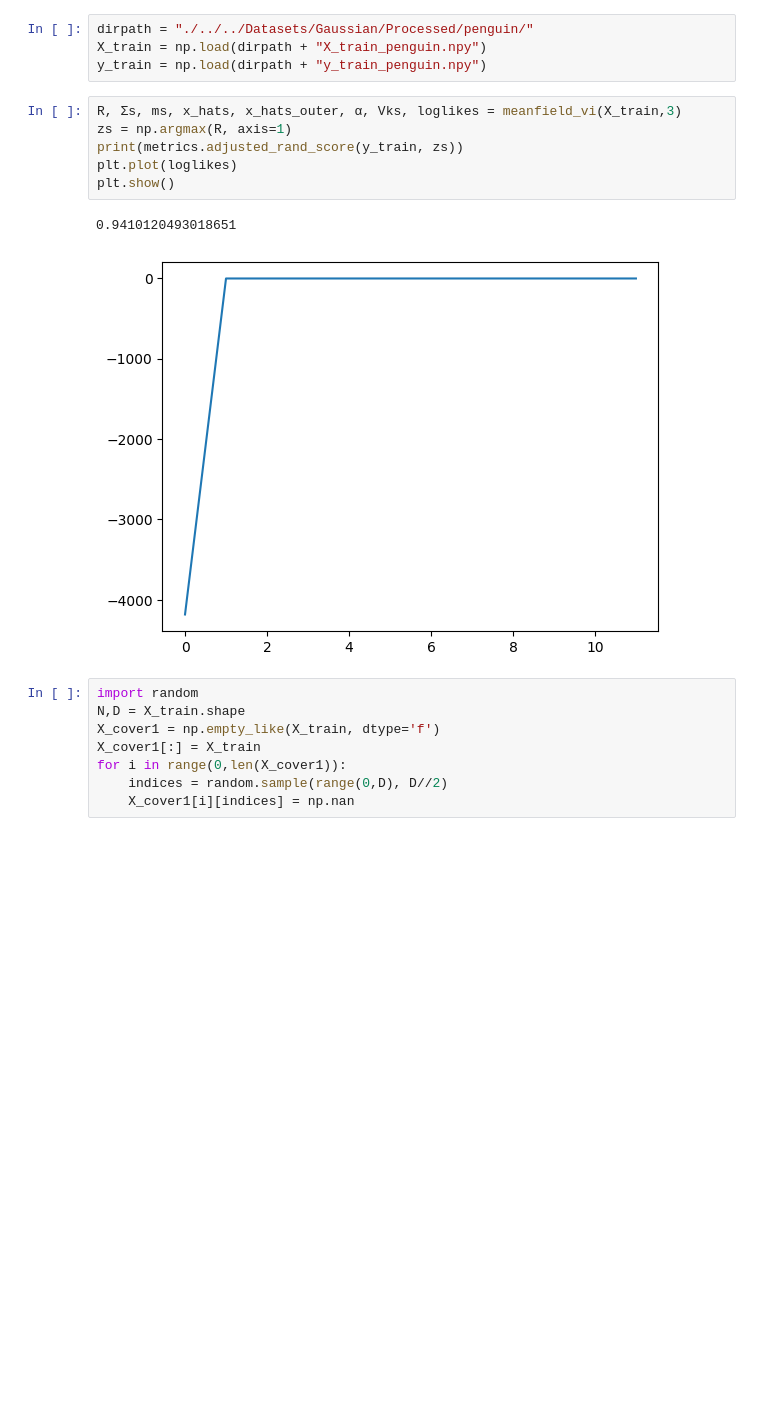
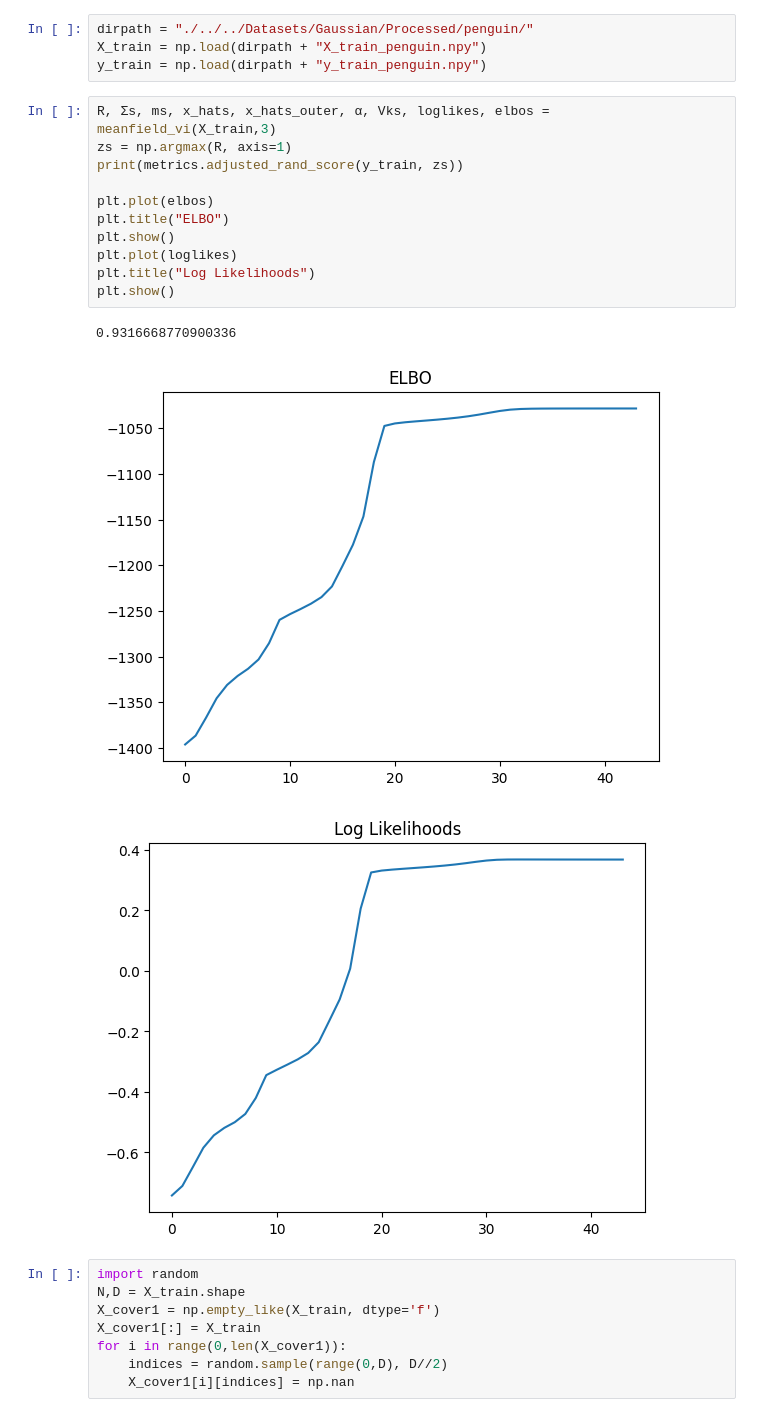
Before and after one commit to jimmyjz1127/bayesian-mixture-model-missing-data, a Jupyter notebook: Week8/GMMVI_Missing.ipynb, the cells around one changed output. Drawn from its saved outputs; the diff is of its cells as text; blank space fills up the shorter version.

```diff
--- a/Week8/GMMVI_Missing.ipynb
+++ b/Week8/GMMVI_Missing.ipynb
@@ -1066,15 +1026,21 @@ plt.show()
 dirpath = "./../../Datasets/Gaussian/Processed/penguin/"
 X_train = np.load(dirpath + "X_train_penguin.npy")
 y_train = np.load(dirpath + "y_train_penguin.npy")
-# %%
-R, Σs, ms, x_hats, x_hats_outer, α, Vks, loglikes = meanfield_vi(X_train,3)
-zs = np.argmax(R, axis=1)
-print(metrics.adjusted_rand_score(y_train, zs))
-plt.plot(loglikes)
-plt.show()
-# %% [output]
-0.9410120493018651
-[figure, removed]
+# %%
+R, Σs, ms, x_hats, x_hats_outer, α, Vks, loglikes, elbos = meanfield_vi(X_train,3)
+zs = np.argmax(R, axis=1)
+print(metrics.adjusted_rand_score(y_train, zs))
+
+plt.plot(elbos)
+plt.title("ELBO")
+plt.show()
+plt.plot(loglikes)
+plt.title("Log Likelihoods")
+plt.show()
+# %% [output]
+0.9316668770900336
+[figure, added]
+[figure, added]
 # %%
 import random
 N,D = X_train.shape
```
Also changed, not shown: parts of 4 cells of this notebook, 5 other files.
